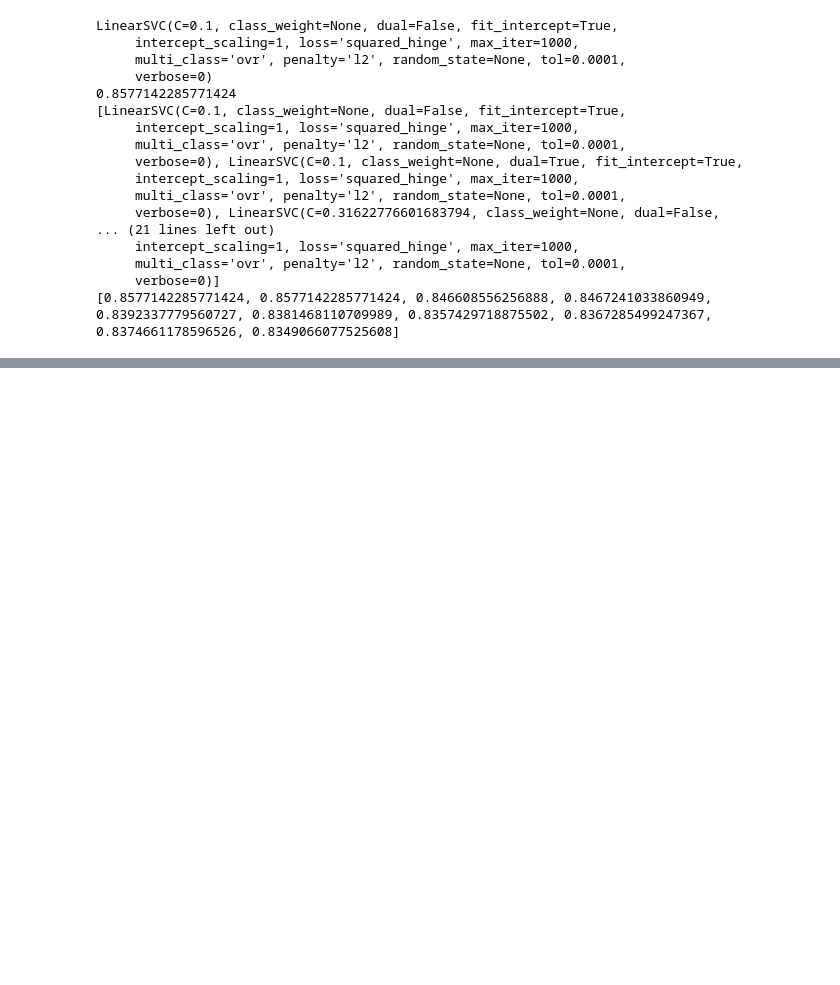
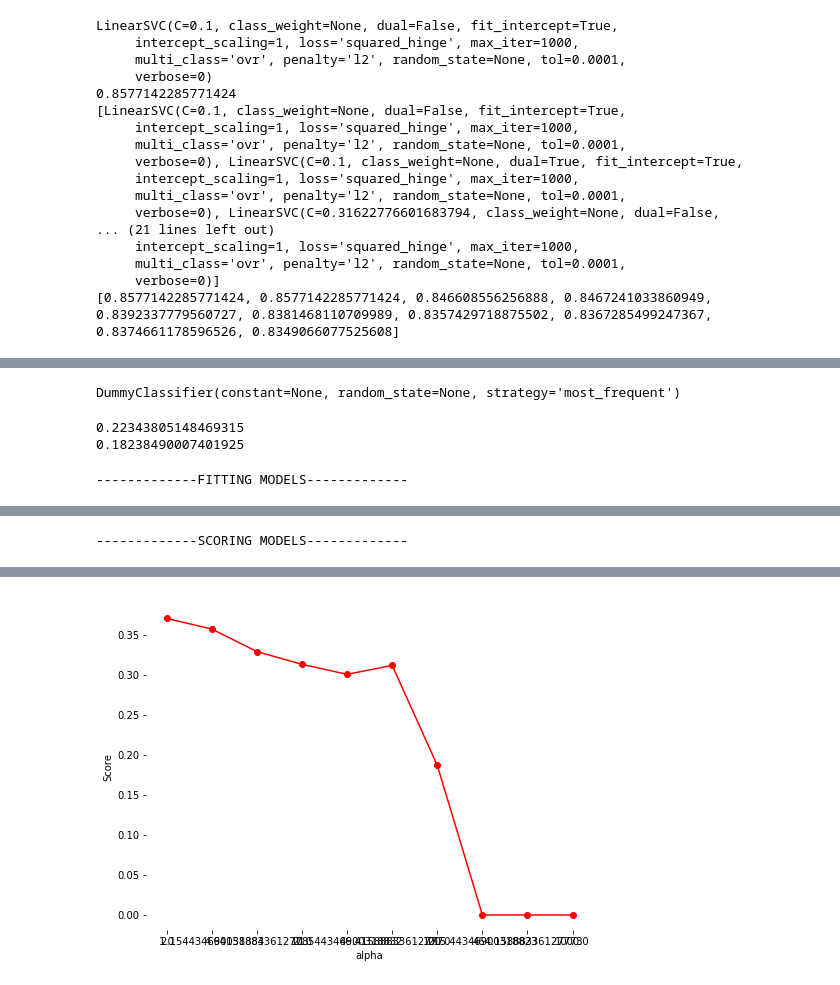
Before and after one commit to yblainm/yelp-baselines, a Jupyter notebook: a3.ipynb, the cells around one changed output, grey strips where cells are left out. Drawn from its saved outputs; the diff is of its cells as text; code cells hidden in the pictures; blank space fills up the shorter version.

```diff
--- a/a3.ipynb
+++ b/a3.ipynb
@@ -316,0 +452,19 @@ best_fbow_tree, best_fbow_tree_score, all_models, all_scores = pf.bestFit(
+# %%
+randomClassifier.fit(yelp_bbow_train_x, yelp_train_y)
+majorityClassifier.fit(yelp_bbow_train_x, yelp_train_y)
+# %% [output]
+DummyClassifier(constant=None, random_state=None, strategy='most_frequent')
+# %%
+yelp_bbow_test_pred = randomClassifier.predict(yelp_bbow_test_x)
+print(f1_score(yelp_test_y,yelp_bbow_test_pred,average='weighted'))
+yelp_bbow_test_pred = majorityClassifier.predict(yelp_bbow_test_x)
+print(f1_score(yelp_test_y,yelp_bbow_test_pred,average='weighted'))
+# %% [output]
+0.22343805148469315
+0.18238490007401925
+# %%
+best_bbow_nb, best_bbow_nb_score_valid, all_models, all_scores = pf.bestFit(
+    BernoulliNB, params_bnb, yelp_bbow_train_x, yelp_train_y, yelp_bbow_valid_x, yelp_valid_y,
+    metric = lambda y_true, y_score, average=None, sample_weight=None, max_fpr=None: f1_score(y_true, y_score, average='weighted'))
+# %% [output]
+-------------FITTING MODELS-------------
@@ -316,0 +477 @@ best_fbow_tree, best_fbow_tree_score, all_models, all_scores = pf.bestFit(
+-------------SCORING MODELS-------------
@@ -316,0 +479 @@ best_fbow_tree, best_fbow_tree_score, all_models, all_scores = pf.bestFit(
+[figure, added]
```
Also changed, not shown: parts of 27 cells of this notebook.
